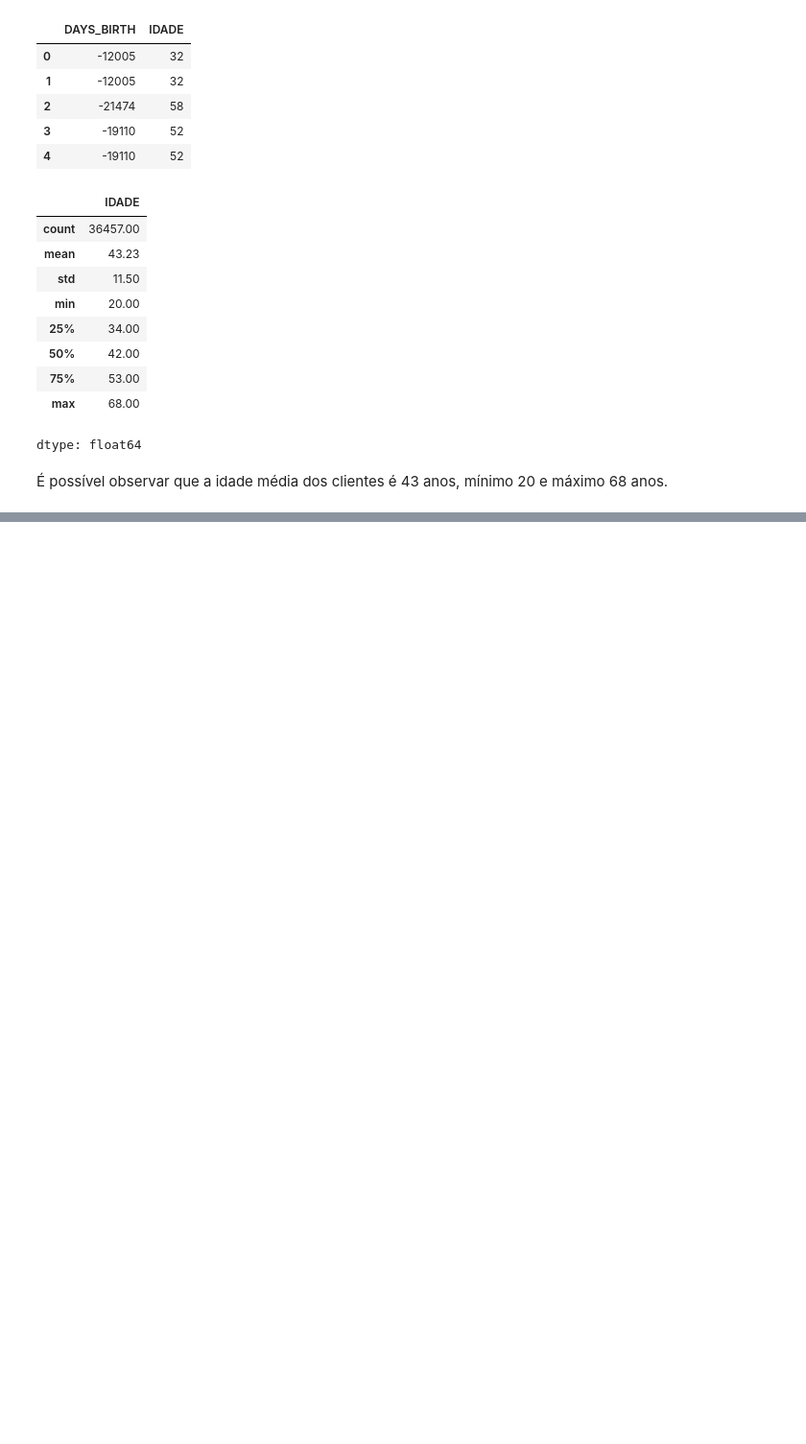
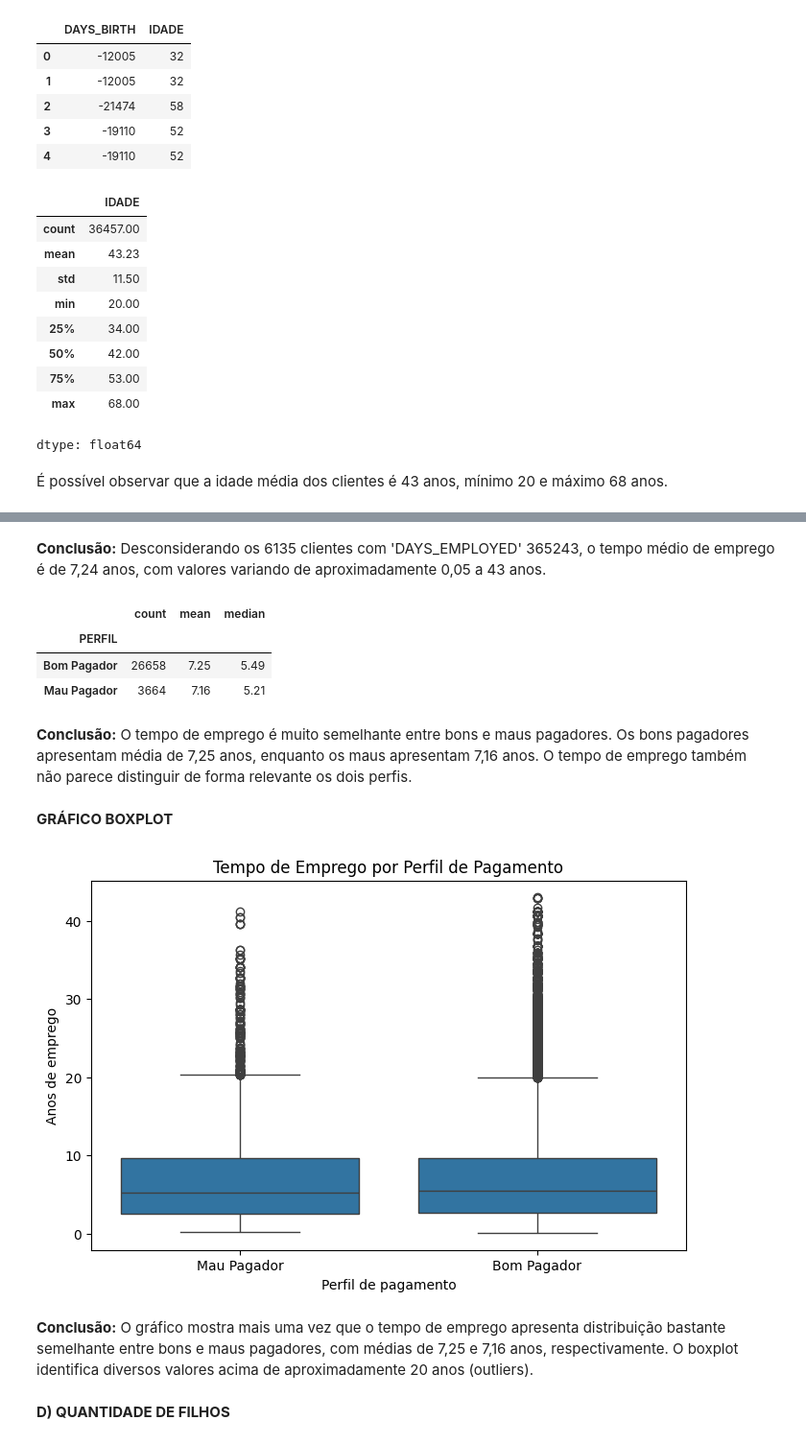
Before and after one commit to marciapaulasv-coder/TechChalenge, a Jupyter notebook: 01_eda.ipynb, the cells around one changed output, grey strips where cells are left out. Shown at 96% size. Saved outputs shown, nothing was run; the diff lists cells and outputs as text; code cells hidden in the pictures; blank space fills up the shorter version.

```diff
--- a/01_eda.ipynb
+++ b/01_eda.ipynb
@@ -342,0 +424,6 @@ dtype: float64
+# %%
+df['ANOS_EMPREGADO'] = np.where(
+    df['DAYS_EMPLOYED'] == 365243,
+    np.nan,
+    -df['DAYS_EMPLOYED'] / 365.25
+)
@@ -342,0 +443,35 @@ dtype: float64
+# %% [markdown]
+**Conclusão:** Desconsiderando os 6135 clientes com 'DAYS_EMPLOYED' 365243, o tempo médio de emprego é de 7,24 anos, com valores variando de aproximadamente 0,05 a 43 anos.
+# %%
+df.groupby('PERFIL')['ANOS_EMPREGADO'].agg(
+    ['count', 'mean', 'median']
+).round(2)
+# %% [output]
+|  | count | mean | median |
+| PERFIL |  |  |  |
+| Bom Pagador | 26658 | 7.25 | 5.49 |
+| Mau Pagador | 3664 | 7.16 | 5.21 |
+# %% [markdown]
+**Conclusão:** O tempo de emprego é muito semelhante entre bons e maus pagadores. Os bons pagadores apresentam média de 7,25 anos, enquanto os maus apresentam 7,16 anos. O tempo de emprego também não parece distinguir de forma relevante os dois perfis.
+# %% [markdown]
+**GRÁFICO BOXPLOT**
+# %%
+plt.figure(figsize=(8, 5))
+
+sns.boxplot(
+    data=df,
+    x='PERFIL',
+    y='ANOS_EMPREGADO'
+)
+
+plt.title('Tempo de Emprego por Perfil de Pagamento')
+plt.xlabel('Perfil de pagamento')
+plt.ylabel('Anos de emprego')
+
+plt.show()
+# %% [output]
+[figure, added]
+# %% [markdown]
+**Conclusão:** O gráfico mostra mais uma vez que o tempo de emprego apresenta distribuição bastante semelhante entre bons e maus pagadores, com médias de 7,25 e 7,16 anos, respectivamente. O boxplot identifica diversos valores acima de aproximadamente 20 anos (outliers).
+# %% [markdown]
+**D) QUANTIDADE DE FILHOS**
```
Also changed, not shown: parts of 25 cells of this notebook.
